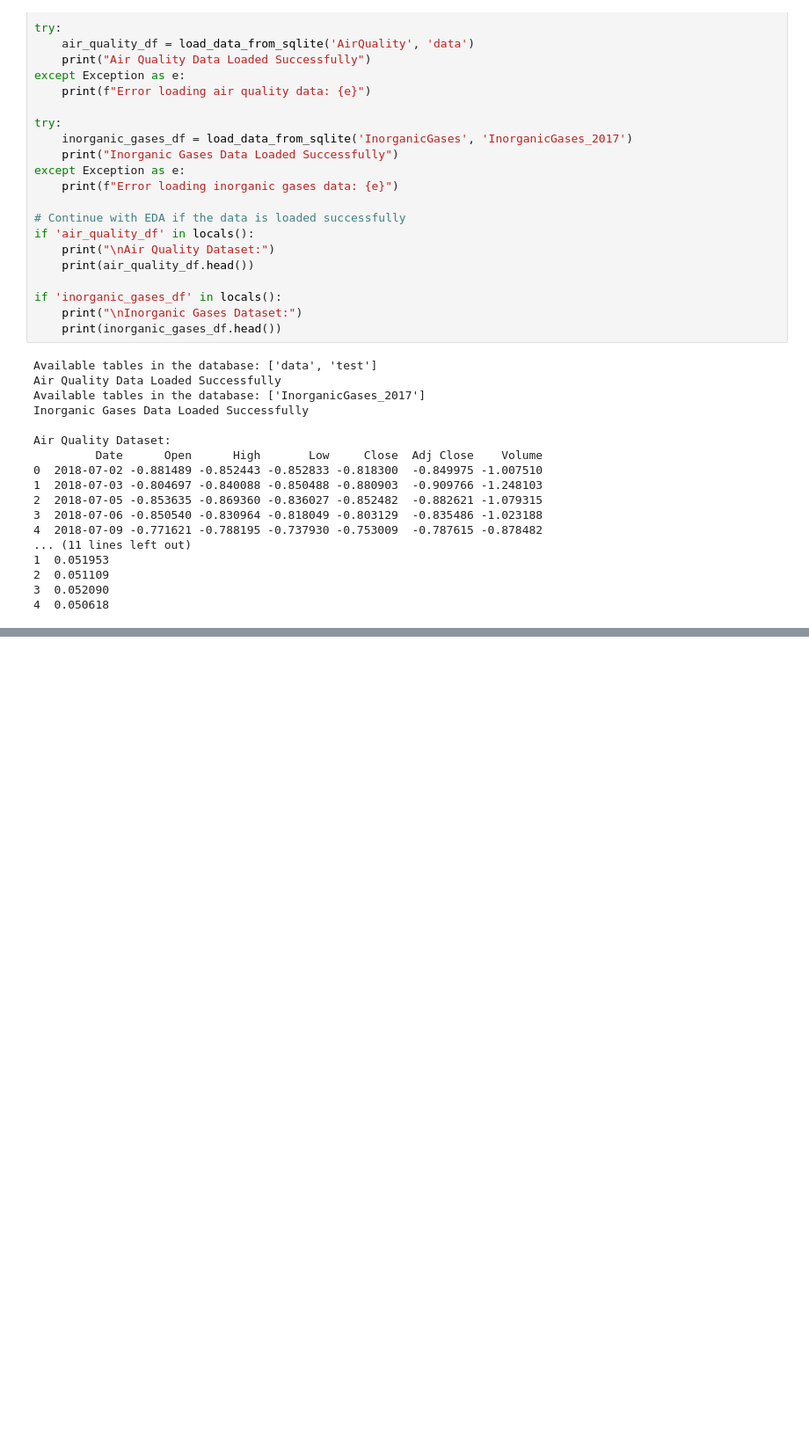
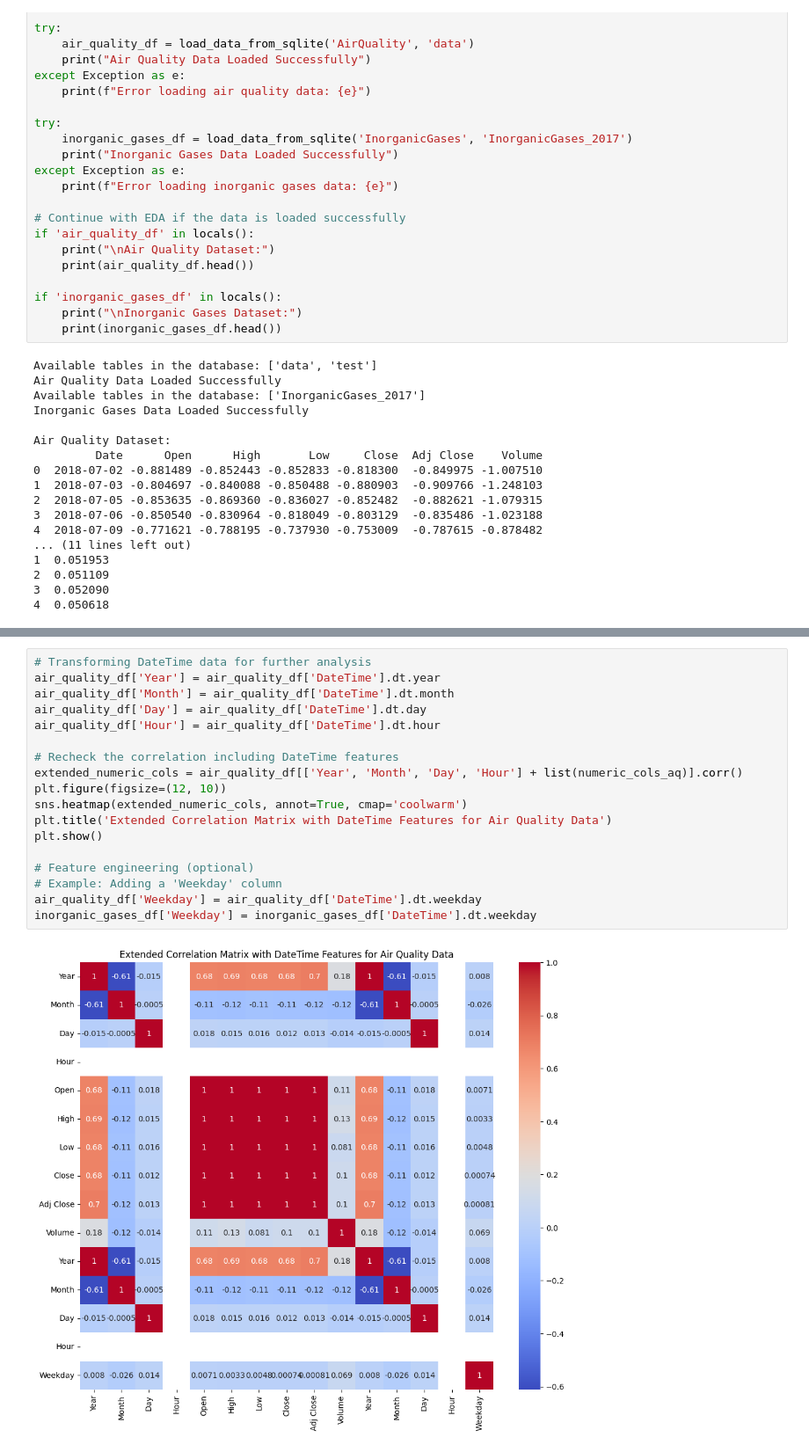
Before and after one commit to shadikhamsehh/made-template, a Jupyter notebook: project/data_analysis.ipynb, the cells around one changed output, grey strips where cells are left out. Shown: that part at 88% size. Saved outputs shown, nothing was run; the diff lists cells and outputs as text; blank space fills up the shorter version.

```diff
--- a/project/data_analysis.ipynb
+++ b/project/data_analysis.ipynb
@@ -132,3 +105,23 @@ dtype: int64
+# %%
+# Transforming DateTime data for further analysis
+air_quality_df['Year'] = air_quality_df['DateTime'].dt.year
+air_quality_df['Month'] = air_quality_df['DateTime'].dt.month
+air_quality_df['Day'] = air_quality_df['DateTime'].dt.day
+air_quality_df['Hour'] = air_quality_df['DateTime'].dt.hour
+
+# Recheck the correlation including DateTime features
+extended_numeric_cols = air_quality_df[['Year', 'Month', 'Day', 'Hour'] + list(numeric_cols_aq)].corr()
+plt.figure(figsize=(12, 10))
+sns.heatmap(extended_numeric_cols, annot=True, cmap='coolwarm')
+plt.title('Extended Correlation Matrix with DateTime Features for Air Quality Data')
+plt.show()
+
+# Feature engineering (optional)
+# Example: Adding a 'Weekday' column
+air_quality_df['Weekday'] = air_quality_df['DateTime'].dt.weekday
+inorganic_gases_df['Weekday'] = inorganic_gases_df['DateTime'].dt.weekday
+# %% [output]
+[figure, added]
 # %%
 # Time Series Analysis
 import matplotlib.pyplot as plt
```
Also changed, not shown: parts of 14 cells of this notebook, 4 other files.
